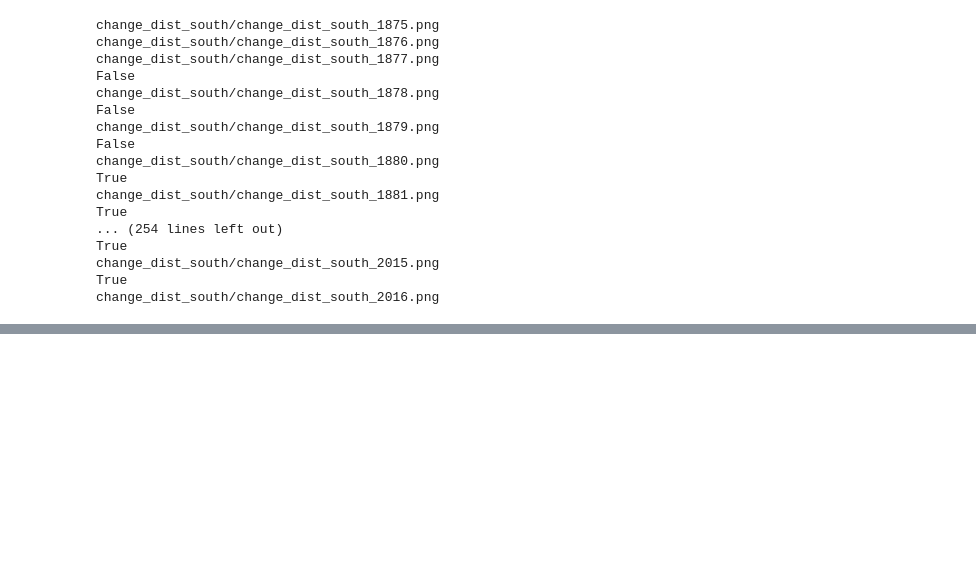
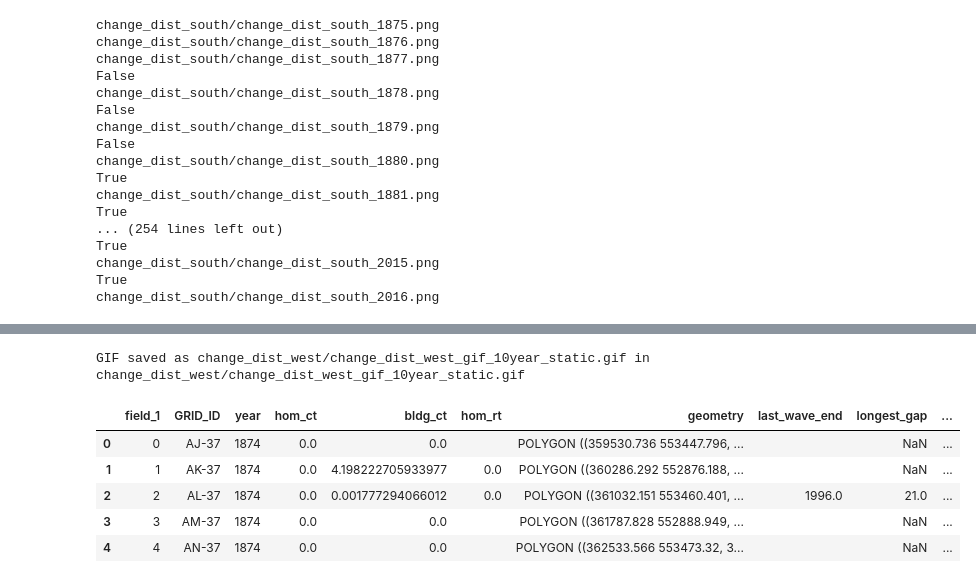
Before and after one commit to uchicago-justice-project/decreasing-homicide-waves, a Jupyter notebook: home_decrease_4.ipynb, the cells around one changed output, grey strips where cells are left out. Cells and saved outputs as stored; diff of their text form; code cells hidden in the pictures; blank space fills up the shorter version.

```diff
--- a/home_decrease_4.ipynb
+++ b/home_decrease_4.ipynb
@@ -210,0 +280,13 @@ GIF saved as change_dist_south/change_dist_south_gif_1year.gif in change_dist_so
+# %%
+create_gif([f'change_dist_west/change_dist_west_{x}.png' for x in range(1875, 2017)], 'change_dist_west/change_dist_west_gif_10year_static.gif')
+# %% [output]
+GIF saved as change_dist_west/change_dist_west_gif_10year_static.gif in change_dist_west/change_dist_west_gif_10year_static.gif
+# %%
+map_data.head()
+# %% [output]
+|  | field_1 | GRID_ID | year | hom_ct | bldg_ct | hom_rt | geometry | last_wave_end | longest_gap | ... |
+| 0 | 0 | AJ-37 | 1874 | 0.0 | 0.0 |  | POLYGON ((359530.736 553447.796, ... |  | NaN | ... |
+| 1 | 1 | AK-37 | 1874 | 0.0 | 4.198222705933977 | 0.0 | POLYGON ((360286.292 552876.188, ... |  | NaN | ... |
+| 2 | 2 | AL-37 | 1874 | 0.0 | 0.001777294066012 | 0.0 | POLYGON ((361032.151 553460.401, ... | 1996.0 | 21.0 | ... |
+| 3 | 3 | AM-37 | 1874 | 0.0 | 0.0 |  | POLYGON ((361787.828 552888.949, ... |  | NaN | ... |
+| 4 | 4 | AN-37 | 1874 | 0.0 | 0.0 |  | POLYGON ((362533.566 553473.32, 3... |  | NaN | ... |
```
Also changed, not shown: parts of 22 cells of this notebook, 3 other files.
